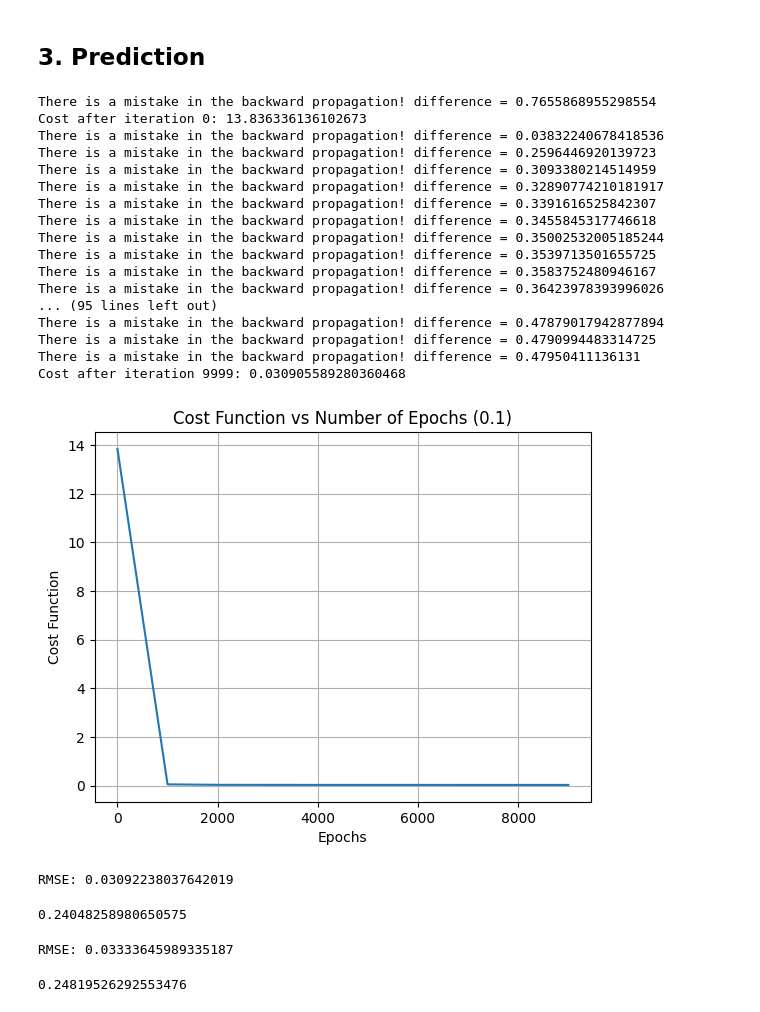
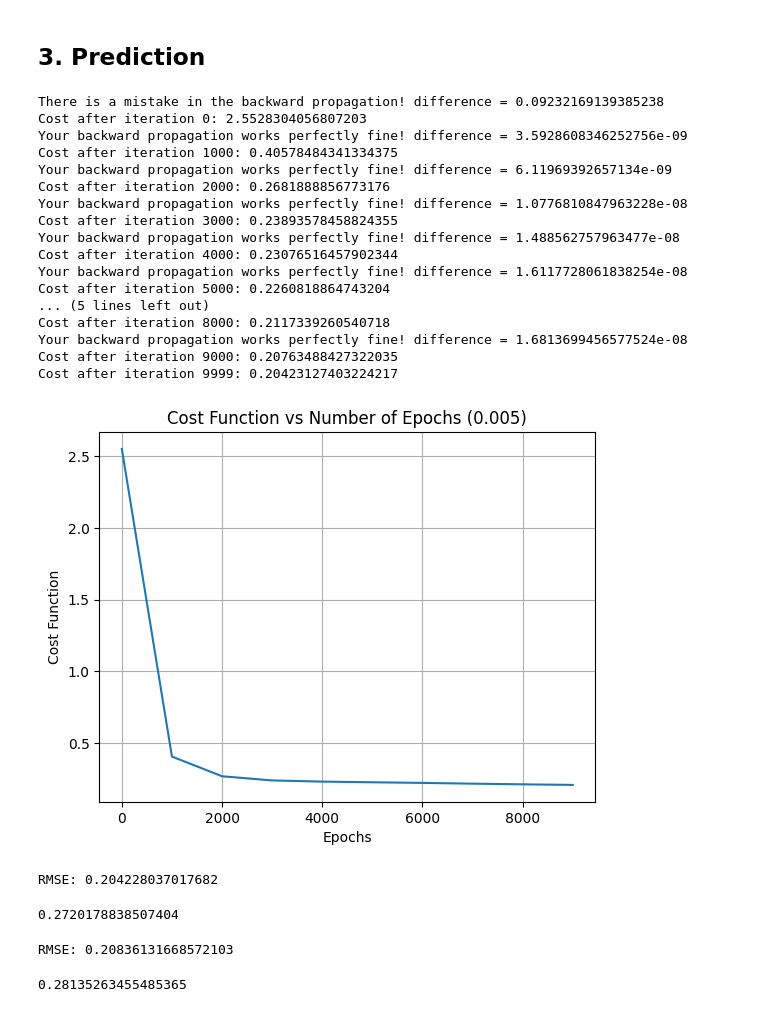
Before and after one commit to NickOLeeney/neural-network-from-scratch, a Jupyter notebook: examples/regression.ipynb, the cells around one changed output. Saved outputs shown, nothing was run; the diff lists cells and outputs as text; code cells hidden in the pictures.

```diff
--- a/examples/regression.ipynb
+++ b/examples/regression.ipynb
@@ -196,37 +203,37 @@ train_x, test_x, train_y, test_y = train_test_split(features, target, test_size=
 
 ## 3. Prediction
 # %%
-model = NeuralNetworkFromScratch(layers_dims=[train_x.shape[1],4,2, 1], task='regression', learning_rate=1e-1, n_epochs=10000, print_cost=True, lambd=0)
+model = NeuralNetworkFromScratch(layers_dims=[train_x.shape[1],4,3,2, 1], task='regression', learning_rate=5e-3, n_epochs=10000, print_cost=True, lambd=None)
 # %%
-parameters, costs = model.fit(train_x, train_y, print_every=1000, plot_cost_function=True, debug=100)
+parameters, costs = model.fit(train_x, train_y, print_every=1000, plot_cost_function=True, debug=1000)
 # %% [output]
-There is a mistake in the backward propagation! difference = 0.7655868955298554
-Cost after iteration 0: 13.836336136102673
-There is a mistake in the backward propagation! difference = 0.03832240678418536
-There is a mistake in the backward propagation! difference = 0.2596446920139723
-There is a mistake in the backward propagation! difference = 0.3093380214514959
-There is a mistake in the backward propagation! difference = 0.32890774210181917
-There is a mistake in the backward propagation! difference = 0.3391616525842307
-There is a mistake in the backward propagation! difference = 0.3455845317746618
-There is a mistake in the backward propagation! difference = 0.35002532005185244
-There is a mistake in the backward propagation! difference = 0.3539713501655725
-There is a mistake in the backward propagation! difference = 0.3583752480946167
-There is a mistake in the backward propagation! difference = 0.36423978393996026
-... (95 lines left out)
-There is a mistake in the backward propagation! difference = 0.47879017942877894
-There is a mistake in the backward propagation! difference = 0.4790994483314725
-There is a mistake in the backward propagation! difference = 0.47950411136131
-Cost after iteration 9999: 0.030905589280360468
+There is a mistake in the backward propagation! difference = 0.09232169139385238
+Cost after iteration 0: 2.5528304056807203
+Your backward propagation works perfectly fine! difference = 3.5928608346252756e-09
+Cost after iteration 1000: 0.40578484341334375
+Your backward propagation works perfectly fine! difference = 6.11969392657134e-09
+Cost after iteration 2000: 0.2681888856773176
+Your backward propagation works perfectly fine! difference = 1.0776810847963228e-08
+Cost after iteration 3000: 0.23893578458824355
+Your backward propagation works perfectly fine! difference = 1.488562757963477e-08
+Cost after iteration 4000: 0.23076516457902344
+Your backward propagation works perfectly fine! difference = 1.6117728061838254e-08
+Cost after iteration 5000: 0.2260818864743204
+... (5 lines left out)
+Cost after iteration 8000: 0.2117339260540718
+Your backward propagation works perfectly fine! difference = 1.6813699456577524e-08
+Cost after iteration 9000: 0.20763488427322035
+Cost after iteration 9999: 0.20423127403224217
-[figure, old version]
+[figure, new version]
 # %%
 pred_train = model.predict(train_x, train_y)
 mean_absolute_percentage_error(train_y, pred_train.T)
 # %% [output]
-RMSE: 0.03092238037642019
+RMSE: 0.204228037017682
-0.24048258980650575
+0.2720178838507404
 # %%
 pred = model.predict(test_x, test_y)
 mean_absolute_percentage_error(test_y, pred.T)
 # %% [output]
-RMSE: 0.03333645989335187
+RMSE: 0.20836131668572103
-0.24819526292553476
+0.28135263455485365
```
Also changed, not shown: parts of 14 cells of this notebook.
